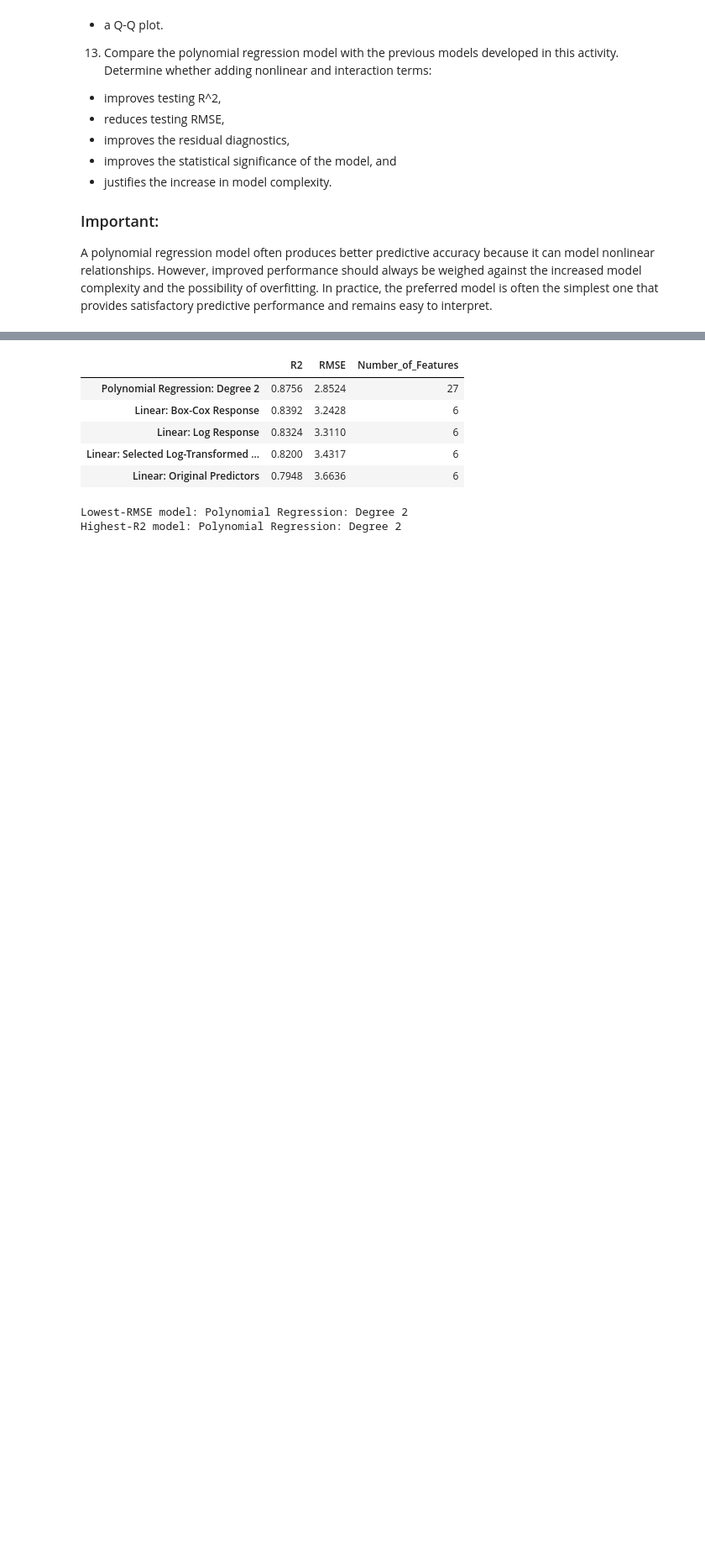
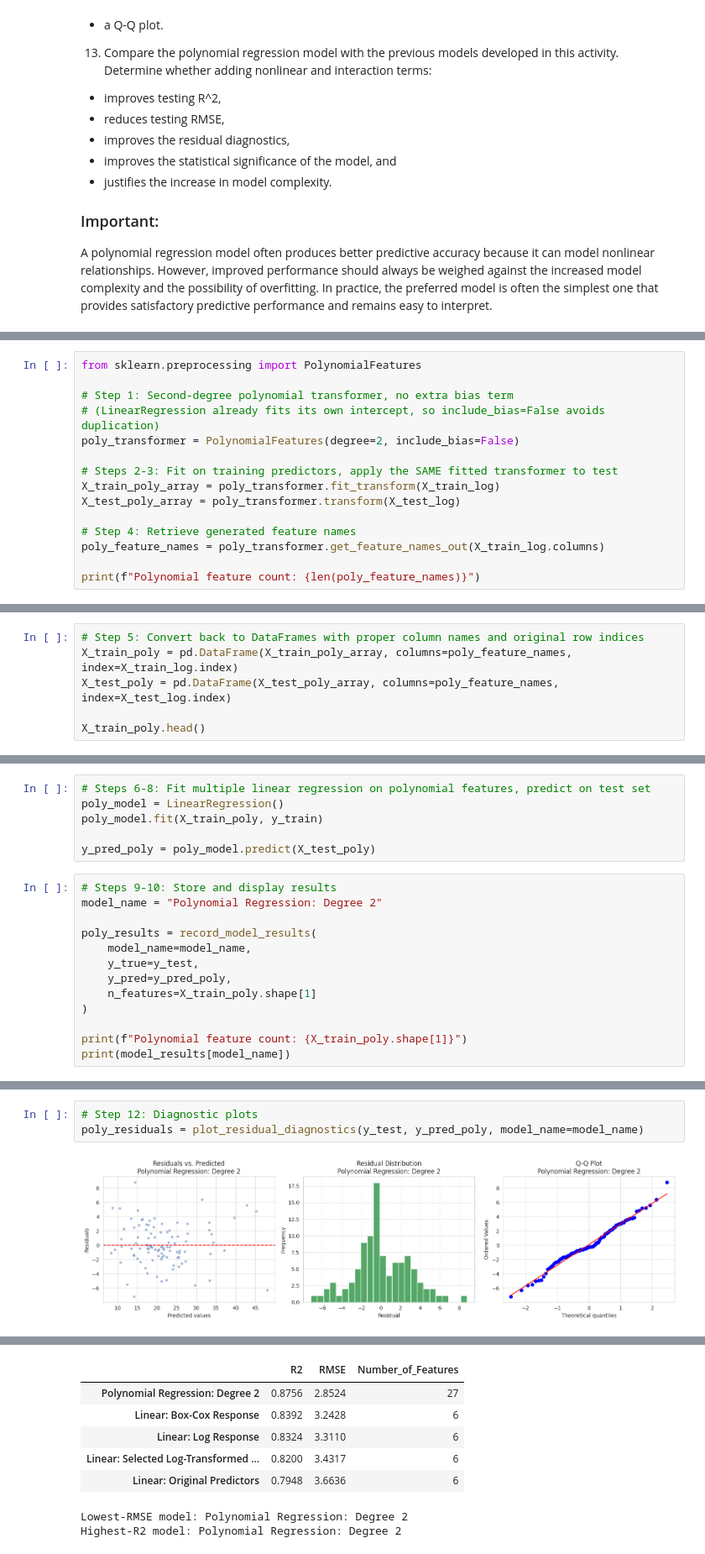
Before and after one commit to JoseAlberto88/Predictive-Analytics-, a Jupyter notebook: DAMO510_Module_04_in_Class_Activity_Starter_notebook.ipynb, the cells around one changed output, grey strips where cells are left out. Shown at 84% size. Saved outputs shown, nothing was run; the diff lists cells and outputs as text; blank space fills up the shorter version.

```diff
--- a/DAMO510_Module_04_in_Class_Activity_Starter_notebook.ipynb
+++ b/DAMO510_Module_04_in_Class_Activity_Starter_notebook.ipynb
@@ -2106,0 +2081,15 @@ Polynomial Regression: Degree 2 overall F-test p-value: 2.92221e-129
+# %%
+from sklearn.preprocessing import PolynomialFeatures
+
+# Step 1: Second-degree polynomial transformer, no extra bias term
+# (LinearRegression already fits its own intercept, so include_bias=False avoids duplication)
+poly_transformer = PolynomialFeatures(degree=2, include_bias=False)
+
+# Steps 2-3: Fit on training predictors, apply the SAME fitted transformer to test
+X_train_poly_array = poly_transformer.fit_transform(X_train_log)
+X_test_poly_array = poly_transformer.transform(X_test_log)
+
+# Step 4: Retrieve generated feature names
+poly_feature_names = poly_transformer.get_feature_names_out(X_train_log.columns)
+
+print(f"Polynomial feature count: {len(poly_feature_names)}")
@@ -2106,0 +2098,6 @@ Polynomial Regression: Degree 2 overall F-test p-value: 2.92221e-129
+# %%
+# Step 5: Convert back to DataFrames with proper column names and original row indices
+X_train_poly = pd.DataFrame(X_train_poly_array, columns=poly_feature_names, index=X_train_log.index)
+X_test_poly = pd.DataFrame(X_test_poly_array, columns=poly_feature_names, index=X_test_log.index)
+
+X_train_poly.head()
@@ -2106,0 +2112,19 @@ Polynomial Regression: Degree 2 overall F-test p-value: 2.92221e-129
+# %%
+# Steps 6-8: Fit multiple linear regression on polynomial features, predict on test set
+poly_model = LinearRegression()
+poly_model.fit(X_train_poly, y_train)
+
+y_pred_poly = poly_model.predict(X_test_poly)
+# %%
+# Steps 9-10: Store and display results
+model_name = "Polynomial Regression: Degree 2"
+
+poly_results = record_model_results(
+    model_name=model_name,
+    y_true=y_test,
+    y_pred=y_pred_poly,
+    n_features=X_train_poly.shape[1]
+)
+
+print(f"Polynomial feature count: {X_train_poly.shape[1]}")
+print(model_results[model_name])
@@ -2106,0 +2180,5 @@ Polynomial Regression: Degree 2 overall F-test p-value: 2.92221e-129
+# %%
+# Step 12: Diagnostic plots
+poly_residuals = plot_residual_diagnostics(y_test, y_pred_poly, model_name=model_name)
+# %% [output]
+[figure, added]
```
Also changed, not shown: parts of 6 cells of this notebook.
